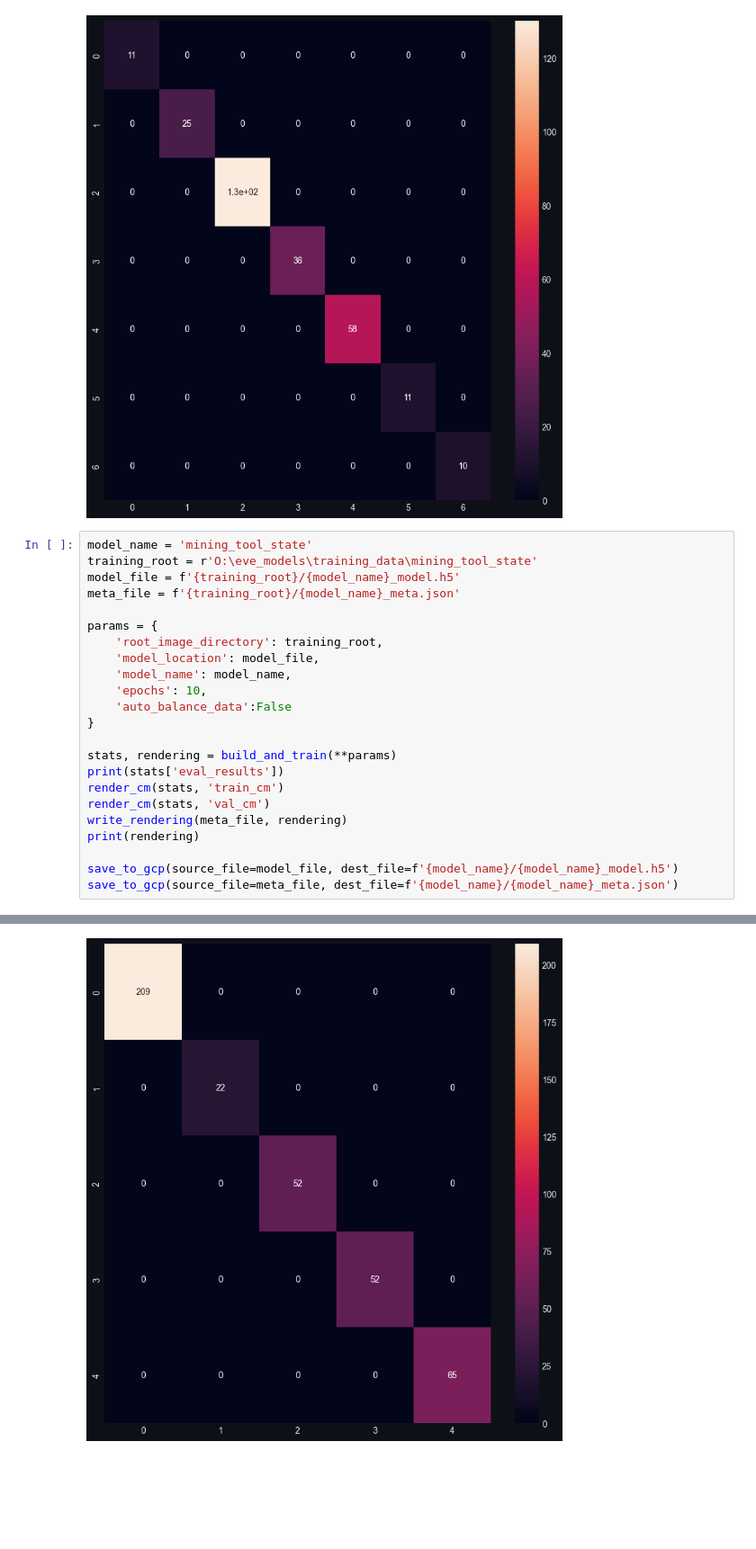
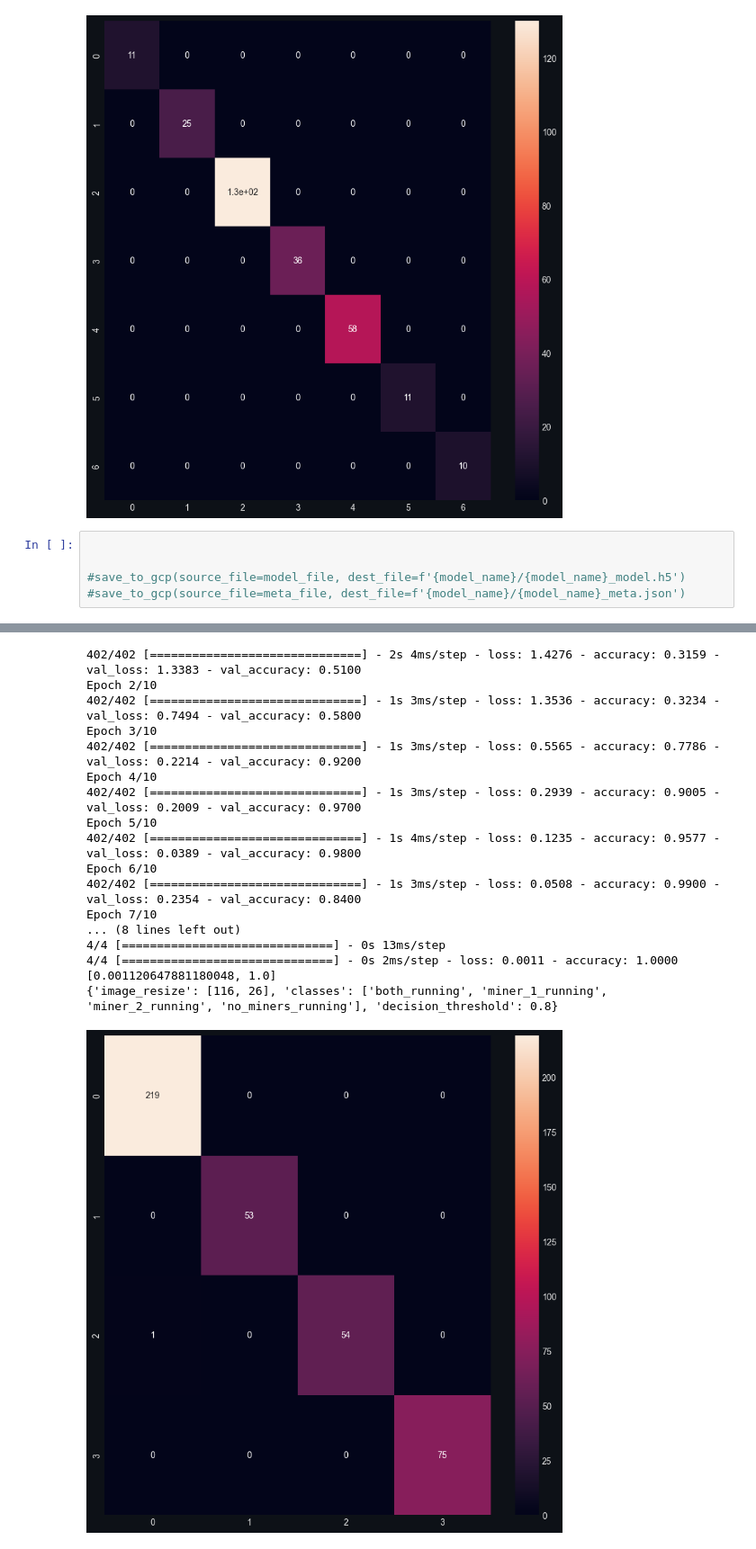
Before and after one commit to darkmatter2222/EVE-Online-Bot, a Jupyter notebook: TrainingPipelines/UniversalTrainer.ipynb, the cells around one changed output, grey strips where cells are left out. Shown at 90% size. Saved outputs shown, nothing was run; the diff lists cells and outputs as text; blank space fills up the shorter version.

```diff
--- a/TrainingPipelines/UniversalTrainer.ipynb
+++ b/TrainingPipelines/UniversalTrainer.ipynb
@@ -378,26 +448,8 @@ Epoch 3/10
 {'image_resize': [73, 71], 'classes': ['dock_now', 'invalid', 'jump_though_first', 'jump_through_second', 'no_action', 'warp_to_dock_3', 'warp_to_dock_4']}
 [figure]
 # %%
-model_name = 'mining_tool_state'
-training_root = r'O:\eve_models\training_data\mining_tool_state'
-model_file = f'{training_root}/{model_name}_model.h5'
-meta_file = f'{training_root}/{model_name}_meta.json'
 
-params = {
-    'root_image_directory': training_root,
-    'model_location': model_file,
-    'model_name': model_name,
-    'epochs': 10,
-    'auto_balance_data':False
-}
 
-stats, rendering = build_and_train(**params)
-print(stats['eval_results'])
-render_cm(stats, 'train_cm')
-render_cm(stats, 'val_cm')
-write_rendering(meta_file, rendering)
-print(rendering)
-
-save_to_gcp(source_file=model_file, dest_file=f'{model_name}/{model_name}_model.h5')
-save_to_gcp(source_file=meta_file, dest_file=f'{model_name}/{model_name}_meta.json')
+#save_to_gcp(source_file=model_file, dest_file=f'{model_name}/{model_name}_model.h5')
+#save_to_gcp(source_file=meta_file, dest_file=f'{model_name}/{model_name}_meta.json')
 # %% [output]
@@ -421 +464,18 @@ Epoch 3/10
+402/402 [==============================] - 2s 4ms/step - loss: 1.4276 - accuracy: 0.3159 - val_loss: 1.3383 - val_accuracy: 0.5100
+Epoch 2/10
+402/402 [==============================] - 1s 3ms/step - loss: 1.3536 - accuracy: 0.3234 - val_loss: 0.7494 - val_accuracy: 0.5800
+Epoch 3/10
+402/402 [==============================] - 1s 3ms/step - loss: 0.5565 - accuracy: 0.7786 - val_loss: 0.2214 - val_accuracy: 0.9200
+Epoch 4/10
+402/402 [==============================] - 1s 3ms/step - loss: 0.2939 - accuracy: 0.9005 - val_loss: 0.2009 - val_accuracy: 0.9700
+Epoch 5/10
+402/402 [==============================] - 1s 4ms/step - loss: 0.1235 - accuracy: 0.9577 - val_loss: 0.0389 - val_accuracy: 0.9800
+Epoch 6/10
+402/402 [==============================] - 1s 3ms/step - loss: 0.0508 - accuracy: 0.9900 - val_loss: 0.2354 - val_accuracy: 0.8400
+Epoch 7/10
+... (8 lines left out)
+4/4 [==============================] - 0s 13ms/step
+4/4 [==============================] - 0s 2ms/step - loss: 0.0011 - accuracy: 1.0000
+[0.001120647881180048, 1.0]
+{'image_resize': [116, 26], 'classes': ['both_running', 'miner_1_running', 'miner_2_running', 'no_miners_running'], 'decision_threshold': 0.8}
-[figure, old version]
+[figure, new version]
```
Also changed, not shown: parts of 4 cells of this notebook, 4 other files.
